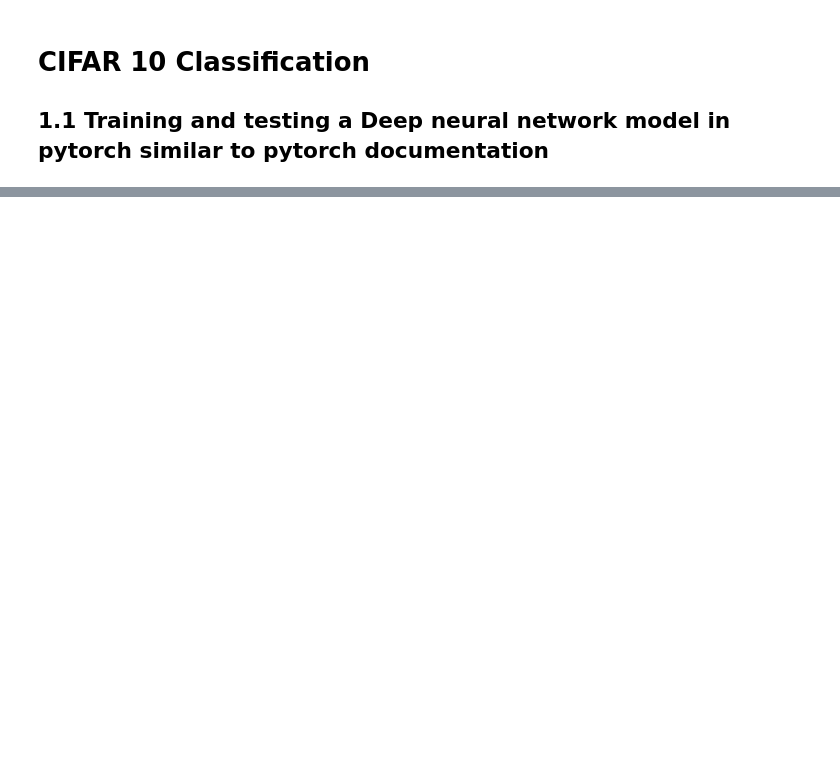
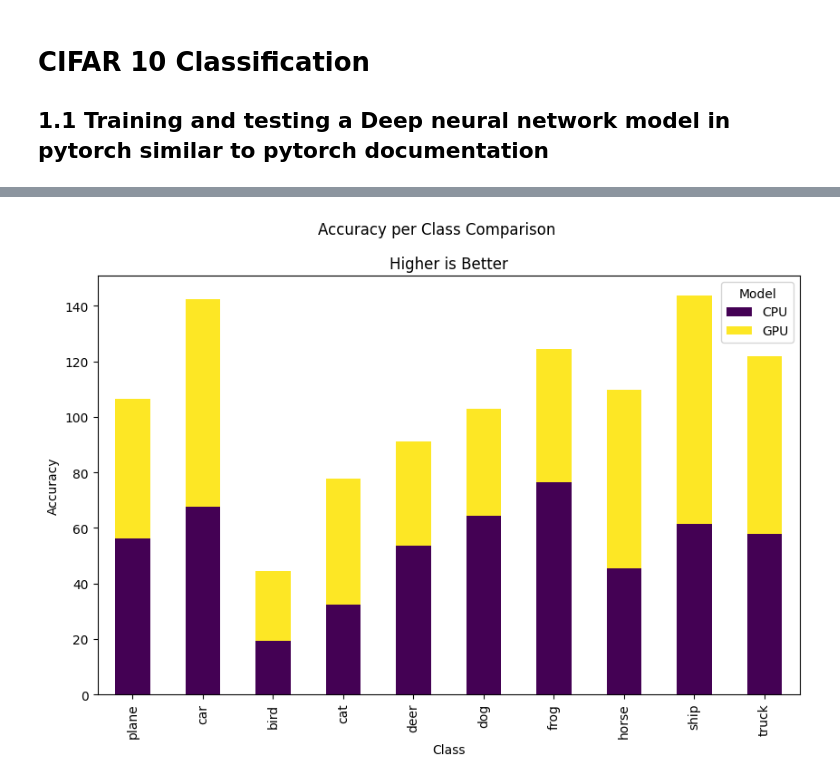
Before and after one commit to AhmedElshazlyAE/CNN-Image-Classifier, a Jupyter notebook: CIFAR10-Classification.ipynb, the cells around one changed output, grey strips where cells are left out. Cells and saved outputs as stored; diff of their text form; code cells hidden in the pictures; blank space fills up the shorter version.

```diff
--- a/CIFAR10-Classification.ipynb
+++ b/CIFAR10-Classification.ipynb
@@ -119,0 +392,23 @@ optimizer = optim.SGD(net.parameters(), lr=0.001, momentum=0.9)
+# %%
+# similar to before we are calculating the accuracy for each class
+# in the CIFAR-10 dataset using the model trained on the GPU.
+correct_predict = {classname: 0 for classname in classes}
+total_predict = {classname: 0 for classname in classes}
+
+with torch.no_grad():
+    for data in testloader:
+        inputs, labels = data
+        inputs = inputs.to(device)
+        labels = labels.to(device)
+        outputs = net_gpu(inputs)
+        _, predicted = torch.max(outputs, 1)
+        for label, prediction in zip(labels, predicted):
+            if label == prediction:
+                correct_predict[classes[label]] += 1
+            total_predict[classes[label]] += 1
+
+accuracy_per_class_gpu = {}
+for classname, correct_count in correct_predict.items():
+    accuracy = 100 * correct_count / total_predict[classname]
+    accuracy_per_class_gpu[classname] = accuracy
+    print(f'Accuracy for class {classname:5s} is {accuracy:.1f} %')
@@ -119,0 +426,8 @@ optimizer = optim.SGD(net.parameters(), lr=0.001, momentum=0.9)
+# %%
+import pandas as pd
+accuracy_per_class = pd.DataFrame({
+    'CPU': accuracy_per_class_cpu,
+    'GPU': accuracy_per_class_gpu
+})
+
+accuracy_per_class
@@ -119,0 +446,11 @@ optimizer = optim.SGD(net.parameters(), lr=0.001, momentum=0.9)
+# %%
+# creating a stacked bar plot to compare the accuracy for each class between the CPU and GPU trained models
+accuracy_per_class.plot(kind='bar', stacked=True, figsize=(10, 6), colormap='viridis')
+plt.suptitle('Accuracy per Class Comparison')
+plt.title('Higher is Better')
+plt.xlabel('Class')
+plt.ylabel('Accuracy')
+plt.legend(title='Model')
+plt.show()
+# %% [output]
+[figure, added]
```
Also changed, not shown: parts of 19 cells of this notebook, 2 other files.
